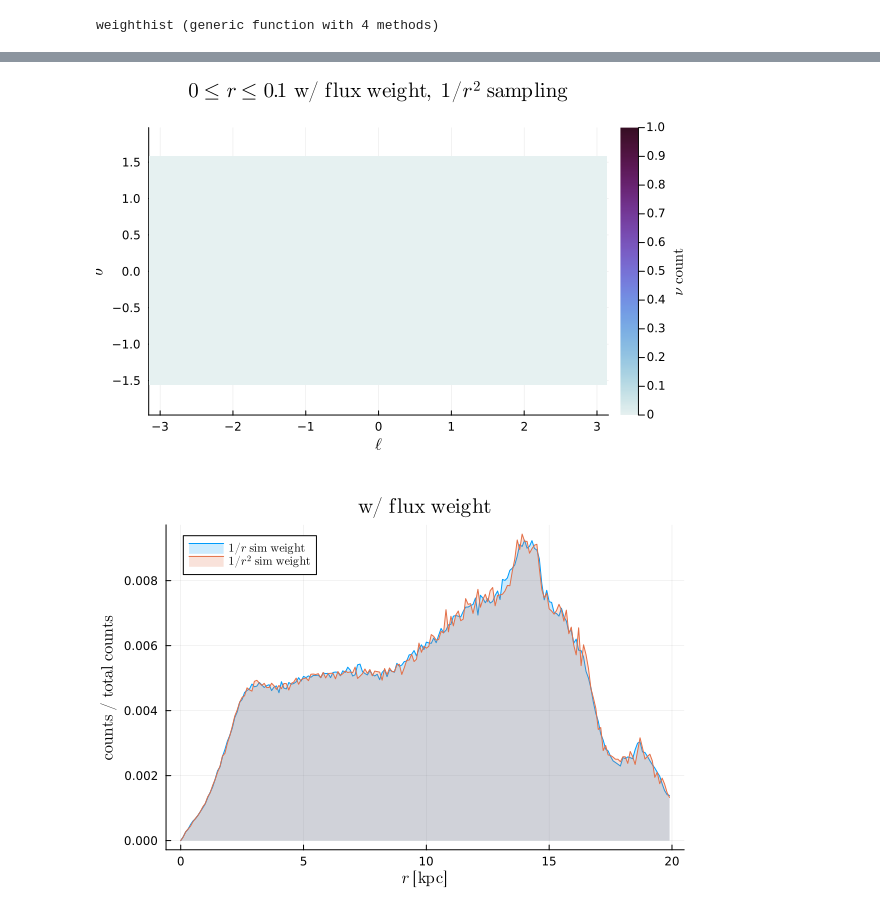
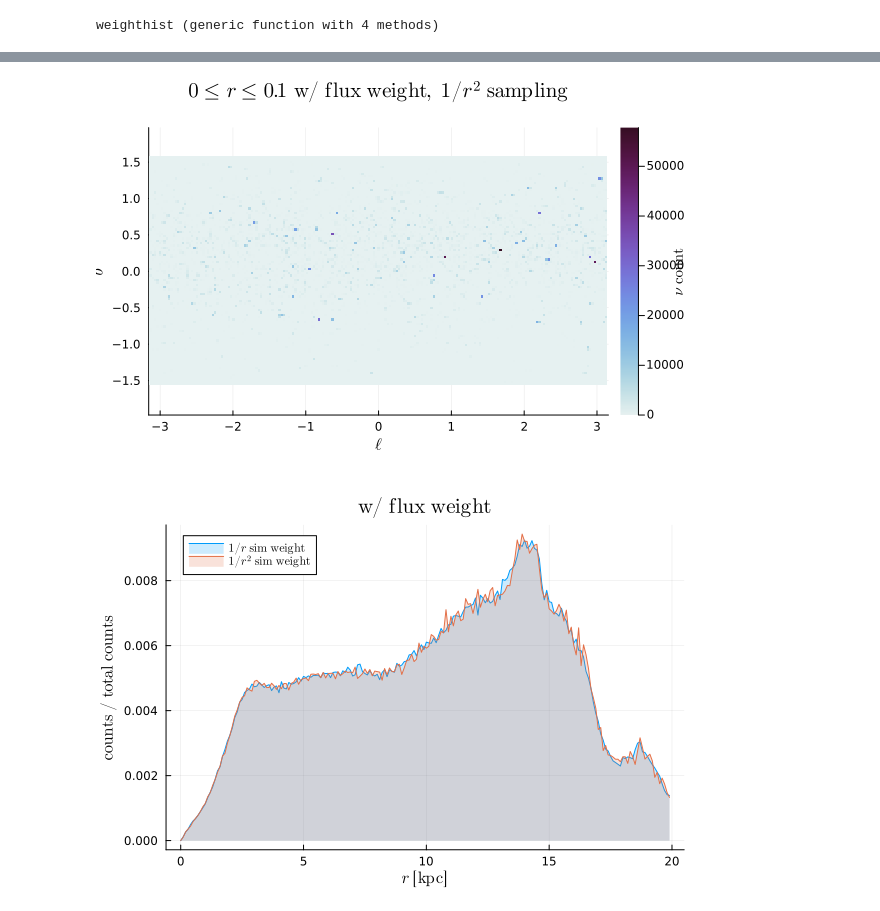
Before and after one commit to mymacd2/pseudo-Dirac-summer-research, a Jupyter notebook: GC_calcs/event_dists_new_alg.ipynb, the cells around one changed output, grey strips where cells are left out. Drawn from its saved outputs; the diff is of its cells as text; code cells hidden in the pictures.

```diff
--- a/GC_calcs/event_dists_new_alg.ipynb
+++ b/GC_calcs/event_dists_new_alg.ipynb
@@ -27,7 +27,7 @@ using BenchmarkTools
 @pyimport healpy as hp
 # %%
 # Getting the simulation with the 1/r^2 weights
-rs_r2, ls_r2, bs_r2, rweights_r2 = read_models("r2weighted_1", "r2weighted_2")
+rs_r2, ls_r2, bs_r2, rweights_r2 = read_models("galnu_GALcase2", get_es=false)
 oneweights_r2 = Weights(ones(length(rweights_r2)))
 ;
 # %%
@@ -79,21 +78,21 @@ rel_r_slice (generic function with 1 method)
 # %%
 rbinsize, θbinsize = 0.1, π/100
 
 rbins, lbins, bbins = 0:rbinsize:20, -π:θbinsize:π, -π/2:θbinsize:π/2
 
 heatmap(
     range(-π, π, length(lbins)),
     range(-π/2, π/2, length(bbins)),
-    rel_r_slice(nuweights_r2_fw, 1),
+    rel_r_slice(nuweights_r2_fw, 3),
     title=L"0\leq r \leq 0.1\mathrm{~w/~flux~weight,~}1/r^2\mathrm{~sampling}",
     colorbar_title=L"\nu~\mathrm{count}",
     xlabel=L"\ell",
     ylabel=L"b",
     aspect_ratio=1,
     c=:dense
     )
 # %% [output]
-[figure, old version]
+[figure, new version]
 # %%
 nucounts_r_sw = [sum(nuweights_r_sw[i, :, :]) for i in 1:length(rbins)-1] ./ sum(nuweights_r_sw)
 nucounts_r_nw = [sum(nuweights_r_nw[i, :, :]) for i in 1:length(rbins)-1] ./ sum(nuweights_r_nw)
```
Also changed, not shown: parts of 10 cells of this notebook, 23 other files.
